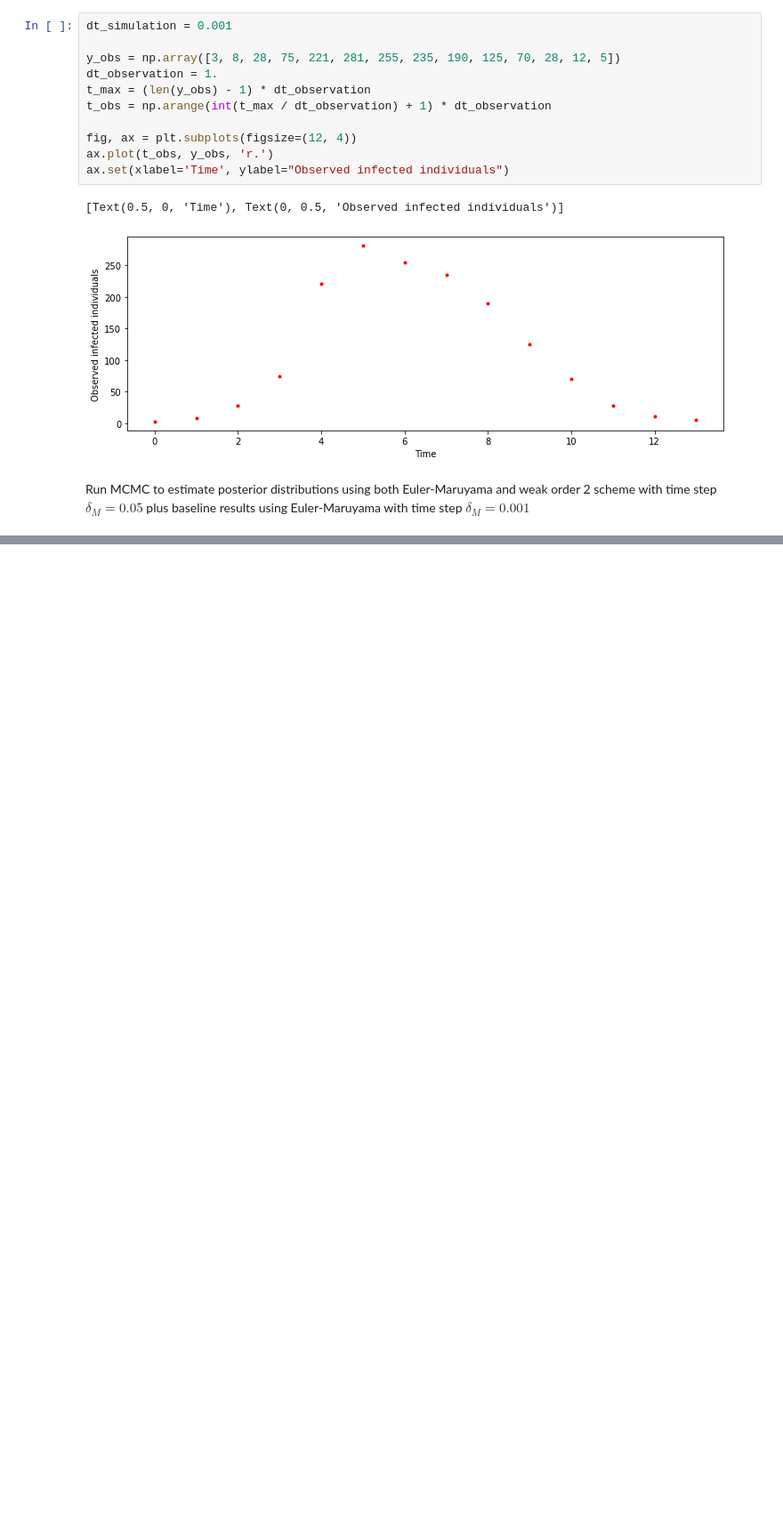
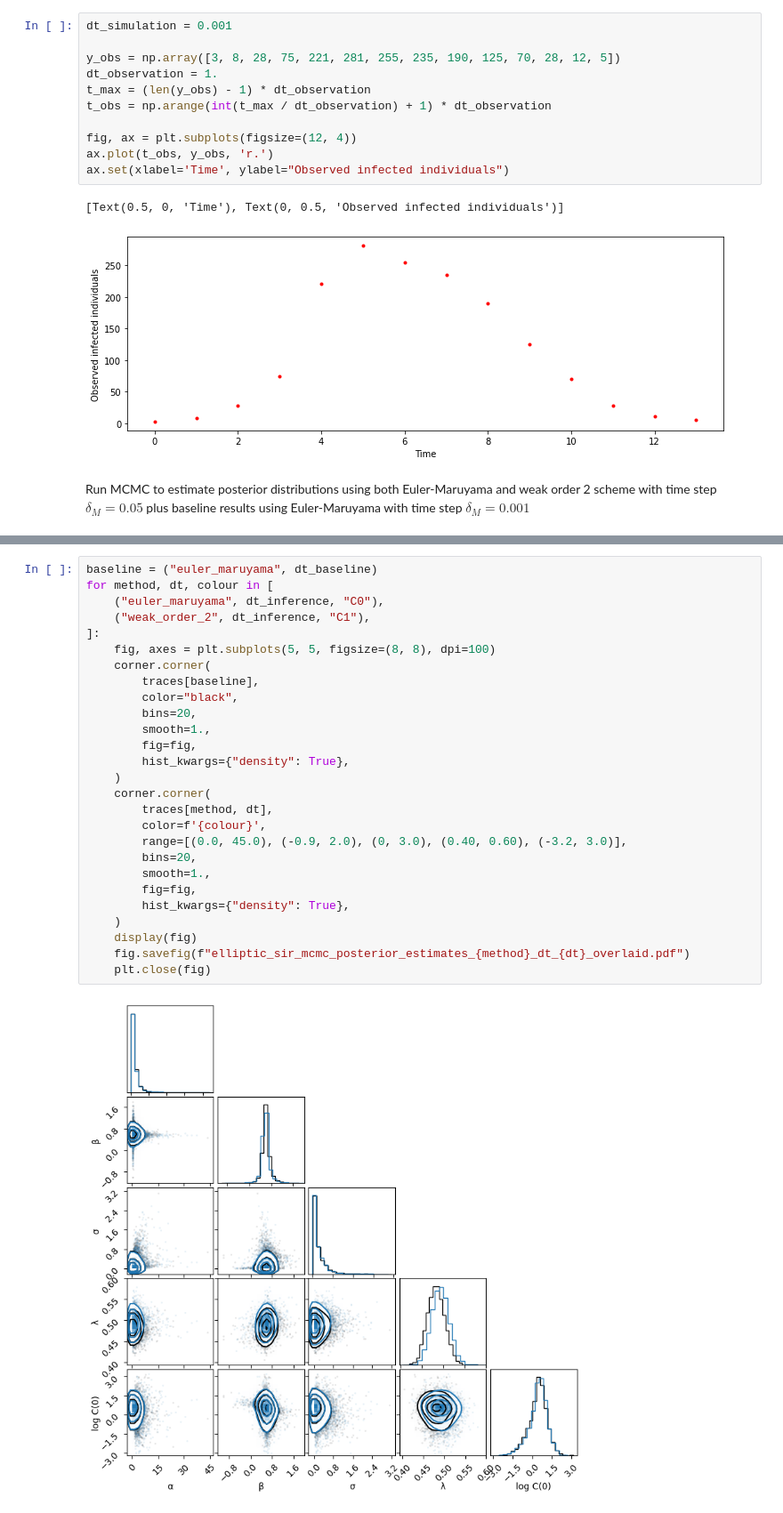
Before and after one commit to matt-graham/simsde, a Jupyter notebook: notebooks/MCMC_in_elliptic_SIR_model_with_transformed_parameterisation_on_boarding_school_data.ipynb, the cells around one changed output, grey strips where cells are left out. Shown at 89% size. Cells and saved outputs as stored; diff of their text form; blank space fills up the shorter version.

Commit message:
Updating SIR MCMC notebook with baseline run outputs

```diff
--- a/notebooks/MCMC_in_elliptic_SIR_model_with_transformed_parameterisation_on_boarding_school_data.ipynb
+++ b/notebooks/MCMC_in_elliptic_SIR_model_with_transformed_parameterisation_on_boarding_school_data.ipynb
@@ -292,0 +305,29 @@ Sampling stage: Adaptive warm up
+# %%
+baseline = ("euler_maruyama", dt_baseline)
+for method, dt, colour in [
+    ("euler_maruyama", dt_inference, "C0"),
+    ("weak_order_2", dt_inference, "C1"),
+]:
+    fig, axes = plt.subplots(5, 5, figsize=(8, 8), dpi=100)
+    corner.corner(
+        traces[baseline],
+        color="black",
+        bins=20,
+        smooth=1.,
+        fig=fig,
+        hist_kwargs={"density": True},
+    )
+    corner.corner(
+        traces[method, dt],
+        color=f'{colour}',
+        range=[(0.0, 45.0), (-0.9, 2.0), (0, 3.0), (0.40, 0.60), (-3.2, 3.0)],
+        bins=20,
+        smooth=1.,
+        fig=fig,
+        hist_kwargs={"density": True},
+    )
+    display(fig)
+    fig.savefig(f"elliptic_sir_mcmc_posterior_estimates_{method}_dt_{dt}_overlaid.pdf")
+    plt.close(fig)
+# %% [output]
+[figure, added]
```
Also changed, not shown: parts of 2 cells of this notebook.
